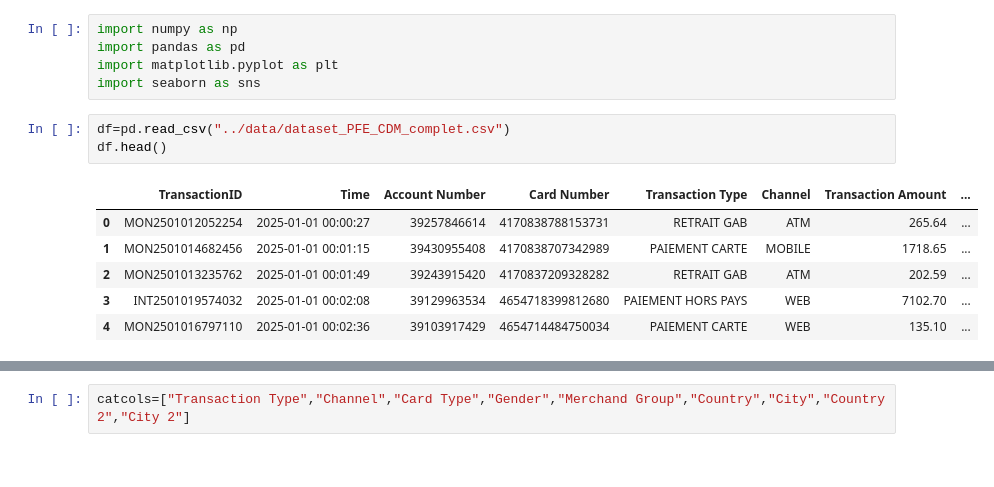
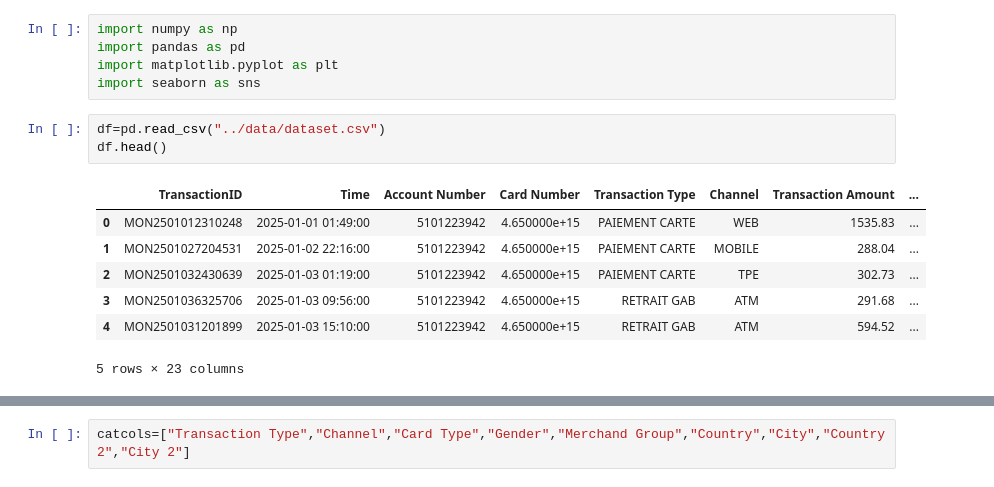
Before and after one commit to aymanfen/RealTimeAnomalyDetection, a Jupyter notebook: notebooks/exploration.ipynb, the cells around one changed output, grey strips where cells are left out. Cells and saved outputs as stored; diff of their text form.

```diff
--- a/notebooks/exploration.ipynb
+++ b/notebooks/exploration.ipynb
@@ -4,12 +4,13 @@ import pandas as pd
 import matplotlib.pyplot as plt
 import seaborn as sns
 # %%
-df=pd.read_csv("../data/dataset_PFE_CDM_complet.csv")
+df=pd.read_csv("../data/dataset.csv")
 df.head()
 # %% [output]
 |  | TransactionID | Time | Account Number | Card Number | Transaction Type | Channel | Transaction Amount | ... |
-| 0 | MON2501012052254 | 2025-01-01 00:00:27 | 39257846614 | 4170838788153731 | RETRAIT GAB | ATM | 265.64 | ... |
-| 1 | MON2501014682456 | 2025-01-01 00:01:15 | 39430955408 | 4170838707342989 | PAIEMENT CARTE | MOBILE | 1718.65 | ... |
-| 2 | MON2501013235762 | 2025-01-01 00:01:49 | 39243915420 | 4170837209328282 | RETRAIT GAB | ATM | 202.59 | ... |
-| 3 | INT2501019574032 | 2025-01-01 00:02:08 | 39129963534 | 4654718399812680 | PAIEMENT HORS PAYS | WEB | 7102.70 | ... |
-| 4 | MON2501016797110 | 2025-01-01 00:02:36 | 39103917429 | 4654714484750034 | PAIEMENT CARTE | WEB | 135.10 | ... |
+| 0 | MON2501012310248 | 2025-01-01 01:49:00 | 5101223942 | 4.650000e+15 | PAIEMENT CARTE | WEB | 1535.83 | ... |
+| 1 | MON2501027204531 | 2025-01-02 22:16:00 | 5101223942 | 4.650000e+15 | PAIEMENT CARTE | MOBILE | 288.04 | ... |
+| 2 | MON2501032430639 | 2025-01-03 01:19:00 | 5101223942 | 4.650000e+15 | PAIEMENT CARTE | TPE | 302.73 | ... |
+| 3 | MON2501036325706 | 2025-01-03 09:56:00 | 5101223942 | 4.650000e+15 | RETRAIT GAB | ATM | 291.68 | ... |
+| 4 | MON2501031201899 | 2025-01-03 15:10:00 | 5101223942 | 4.650000e+15 | RETRAIT GAB | ATM | 594.52 | ... |
+5 rows × 23 columns
```
Also changed, not shown: parts of 4 cells of this notebook, 5 other files.
